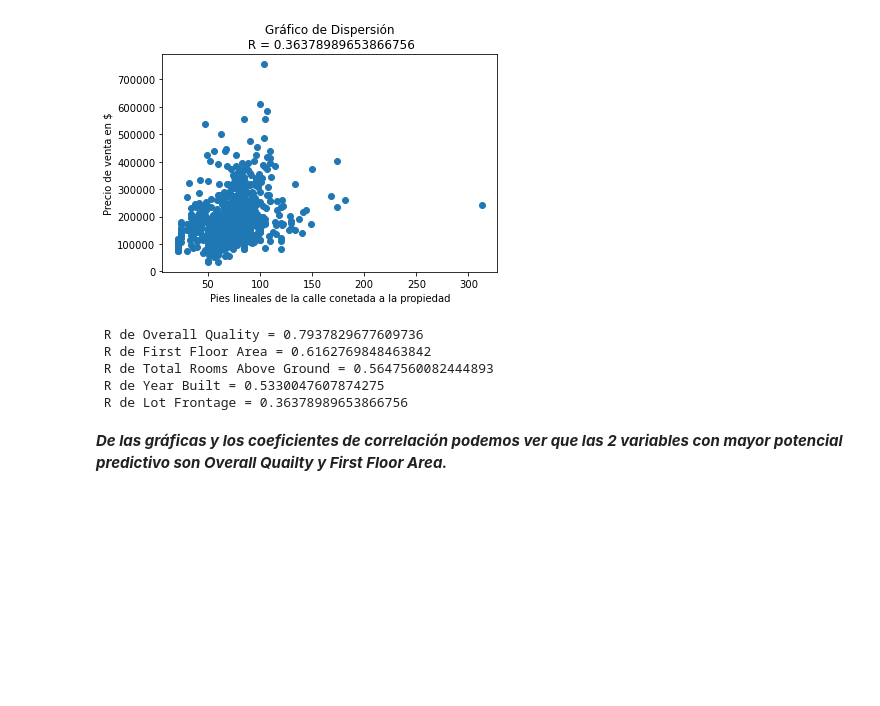
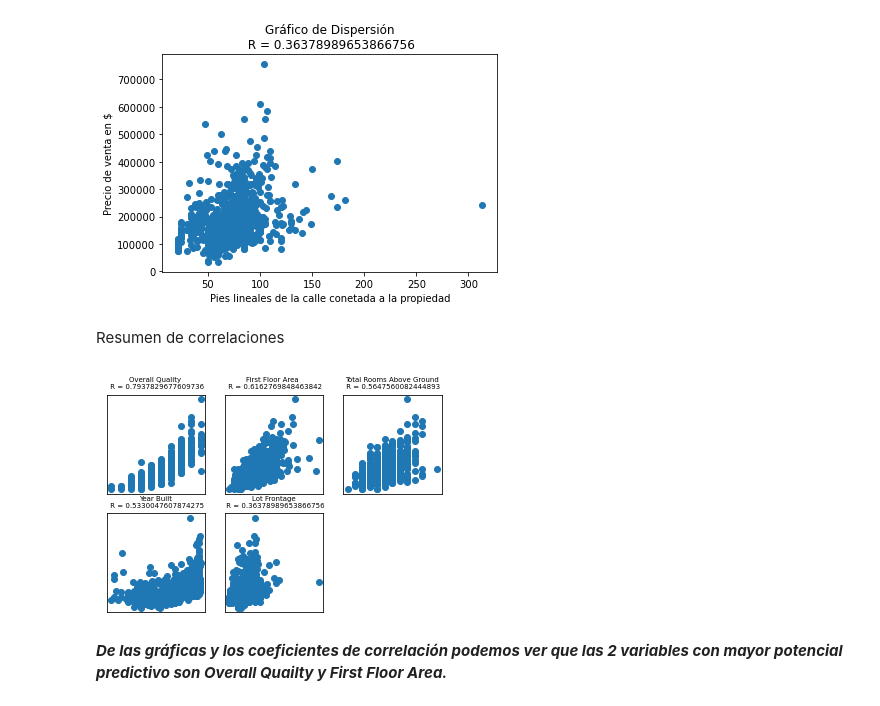
Before and after one commit to eddson90/galileo_tareas, a Jupyter notebook: Proyecto.ipynb, the cells around one changed output. Cells and saved outputs as stored; diff of their text form; code cells hidden in the pictures; blank space fills up the shorter version.

```diff
--- a/Proyecto.ipynb
+++ b/Proyecto.ipynb
@@ -242,14 +243,14 @@ Basado en la gráfica y el coeficiente de correlación  de cada par x,y elegir
 # %% [markdown]
 * ***Correlación entre Nivel de calidad y Precio de venta***
 # %%
-r_x1 = np.corrcoef(OverallQual,SalesPrice)
+r_x1 = np.corrcoef(OverallQual_t,SalesPrice_t)
 r_x1[0,1]
 
 
 fig = plt.figure()
 ax1 = fig.add_subplot(1,1,1)
 
-ax1.scatter(OverallQual,SalesPrice)
+ax1.scatter(OverallQual_t,SalesPrice_t)
 ax1.set_xlabel("Nivel de calidad")
 ax1.set_ylabel("Precio de venta en $")
 ax1.set_title("Gráfico de Dispersión\n R = "+str(r_x1[0,1]))
@@ -260,13 +261,13 @@ plt.show()
 # %% [markdown]
 * ***Correlación entre Área del primer nivel y Precio de venta***
 # %%
-r_x2 = np.corrcoef(FirstFloorArea,SalesPrice)
+r_x2 = np.corrcoef(FirstFloorArea_t,SalesPrice_t)
 r_x2[0,1]
 
 fig = plt.figure()
 ax2 = fig.add_subplot(1,1,1)
 
-ax2.scatter(FirstFloorArea,SalesPrice)
+ax2.scatter(FirstFloorArea_t,SalesPrice_t)
 ax2.set_xlabel("Área del primer nivel")
 ax2.set_ylabel("Precio de venta en $")
 ax2.set_title("Gráfico de Dispersión\n R = "+str(r_x2[0,1]))
@@ -276,13 +277,13 @@ plt.show()
 # %% [markdown]
 * ***Correlación entre Número de habitaciones por encima del nivel del suelo y Precio de venta***
 # %%
-r_x3 = np.corrcoef(TotRmsAbvGrd,SalesPrice)
+r_x3 = np.corrcoef(TotRmsAbvGrd_t,SalesPrice_t)
 r_x3[0,1]
 
 fig = plt.figure()
 ax3 = fig.add_subplot(1,1,1)
 
-ax3.scatter(TotRmsAbvGrd,SalesPrice)
+ax3.scatter(TotRmsAbvGrd_t,SalesPrice_t)
 ax3.set_xlabel("Número de habitaciones por encima del nivel del suelo")
 ax3.set_ylabel("Precio de venta en $")
 ax3.set_title("Gráfico de Dispersión\n R = "+str(r_x3[0,1]))
@@ -292,13 +293,13 @@ plt.show()
 # %% [markdown]
 * ***Correlación entre Año de construcción y Precio de venta***
 # %%
-r_x4 = np.corrcoef(YearBuilt,SalesPrice)
+r_x4 = np.corrcoef(YearBuilt_t,SalesPrice_t)
 r_x4[0,1]
 
 fig = plt.figure()
 ax4 = fig.add_subplot(1,1,1)
 
-ax4.scatter(YearBuilt,SalesPrice)
+ax4.scatter(YearBuilt_t,SalesPrice_t)
 ax4.set_xlabel("Año de construcción")
 ax4.set_ylabel("Precio de venta en $")
 ax4.set_title("Gráfico de Dispersión\n R = "+str(r_x4[0,1]))
@@ -322,14 +323,44 @@ ax5.set_title("Gráfico de Dispersión\n R = "+str(r_x5))
 plt.show()
 # %% [output]
 [figure]
-# %%
-print(" R de Overall Quality =", r_x1[0,1], "\n","R de First Floor Area =", r_x2[0,1],"\n","R de Total Rooms Above Ground =", r_x3[0,1],"\n","R de Year Built =", r_x4[0,1],"\n","R de Lot Frontage =",r_x5)
-# %% [output]
- R de Overall Quality = 0.7937829677609736
- R de First Floor Area = 0.6162769848463842
- R de Total Rooms Above Ground = 0.5647560082444893
- R de Year Built = 0.5330047607874275
- R de Lot Frontage = 0.36378989653866756
+# %% [markdown]
+Resumen de correlaciones
+# %%
+figura = plt.figure()
+eje1 = figura.add_subplot(231)
+eje2 = figura.add_subplot(232)
+eje3 = figura.add_subplot(233)
+eje4 = figura.add_subplot(234)
+eje5 = figura.add_subplot(235)
+
+eje1.scatter(OverallQual_t,SalesPrice_t)
+eje1.xaxis.set_visible(False)
+eje1.yaxis.set_visible(False)
+eje1.set_title("Overall Quality \n R = "+str(r_x1[0,1]), fontsize = '7')
+
+eje2.scatter(FirstFloorArea_t,SalesPrice_t)
+eje2.xaxis.set_visible(False)
+eje2.yaxis.set_visible(False)
+eje2.set_title("First Floor Area  \n R = "+str(r_x2[0,1]), fontsize = '7')
+
+eje3.scatter(TotRmsAbvGrd_t,SalesPrice_t)
+eje3.xaxis.set_visible(False)
+eje3.yaxis.set_visible(False)
+eje3.set_title("Total Rooms Above Ground\n R = "+str(r_x3[0,1]) , fontsize = '7')
+
+eje4.scatter(YearBuilt_t,SalesPrice_t)
+eje4.xaxis.set_visible(False)
+eje4.yaxis.set_visible(False)
+eje4.set_title("Year Built\n R = "+str(r_x4[0,1]), fontsize = '7')
+
+eje5.scatter(LotFrontage_t,SalesPrice_t)
+eje5.xaxis.set_visible(False)
+eje5.yaxis.set_visible(False)
+eje5.set_title("Lot Frontage\n R = "+str(r_x5), fontsize = '7')
+
+plt.show()
+# %% [output]
+[figure, added]
 # %% [markdown]
 ***De las gráficas y los coeficientes de correlación podemos ver que las 2 variables con mayor potencial predictivo son Overall Quailty y First Floor Area.***
 # %% [markdown]
```
Also changed, not shown: parts of 46 cells of this notebook.
